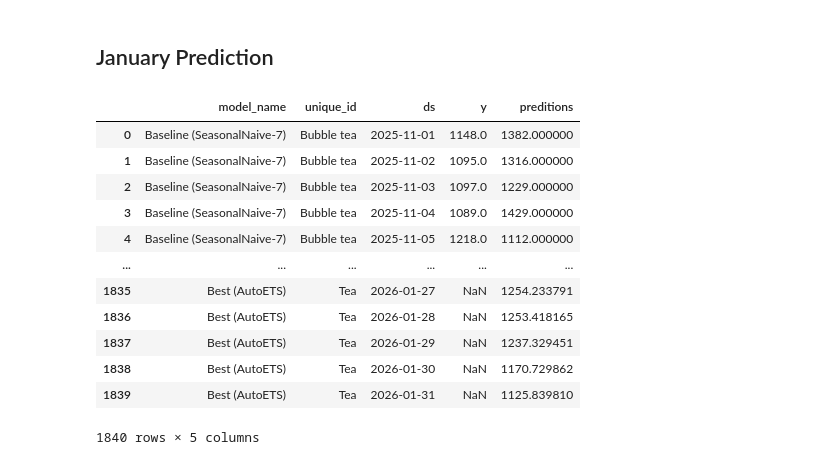
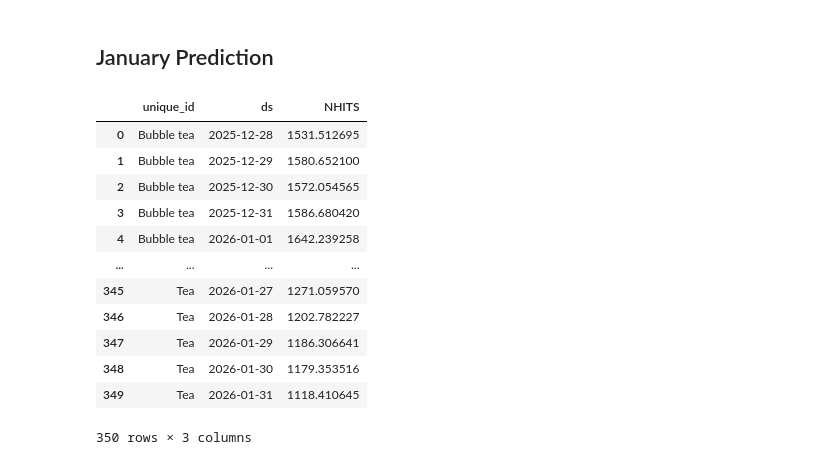
Before and after one commit to jonas-gstoettenmayr/cafe_upscaling_models, a Jupyter notebook: visualisations/visualisations.ipynb, the cells around one changed output. Saved outputs shown, nothing was run; the diff lists cells and outputs as text; code cells hidden in the pictures.

Commit message:
[Jonas]
Finishing touches
* finished the script
* predicted january
* adjusted visualisations to new output format
* added model mk
* finisehd README

```diff
--- a/visualisations/visualisations.ipynb
+++ b/visualisations/visualisations.ipynb
@@ -132,7 +133,7 @@ def unlong(data):
 
     return data2
 # %%
-data_prep = pd.read_parquet("cafe_upscaling_models/data/processed_data/df_outliers_capped.parquet") # possibly chnage directory here
+data_prep = pd.read_parquet("../data/processed_data/df_outliers_capped.parquet") # possibly chnage directory here
 data_prep2 = unlong(data_prep)
 # %%
 fig = go.Figure()
@@ -183,7 +184,7 @@ fig.show()
 # %% [markdown]
 ### More recent
 # %%
-data_prep2 = data_prep2[data_prep2["Date"] >= "2024-01-01"]
+data_prep2 = data_prep2[data_prep2["Date"] >= date.fromisoformat("2024-01-01")]
 
 fig = go.Figure()
 
@@ -585,23 +592,23 @@ See the caveats in the documentation: https://pandas.pydata.org/pandas-docs/stab
 # %% [markdown]
 ## January Prediction
 # %%
-preds2 = pd.read_parquet("cafe_upscaling_models/data/predictions/test_predictions_extended_long.parquet") # possibly chnage directory here
+preds2 = pd.read_parquet("../data/predictions/script_january_pred.parquet") # possibly chnage directory here
 preds2["unique_id"] = preds2["unique_id"].apply(lambda x: x.replace('"', ''))
 preds2
 # %% [output]
-|  | model_name | unique_id | ds | y | preditions |
-| 0 | Baseline (SeasonalNaive-7) | Bubble tea | 2025-11-01 | 1148.0 | 1382.000000 |
-| 1 | Baseline (SeasonalNaive-7) | Bubble tea | 2025-11-02 | 1095.0 | 1316.000000 |
-| 2 | Baseline (SeasonalNaive-7) | Bubble tea | 2025-11-03 | 1097.0 | 1229.000000 |
-| 3 | Baseline (SeasonalNaive-7) | Bubble tea | 2025-11-04 | 1089.0 | 1429.000000 |
-| 4 | Baseline (SeasonalNaive-7) | Bubble tea | 2025-11-05 | 1218.0 | 1112.000000 |
-| ... | ... | ... | ... | ... | ... |
-| 1835 | Best (AutoETS) | Tea | 2026-01-27 | NaN | 1254.233791 |
-| 1836 | Best (AutoETS) | Tea | 2026-01-28 | NaN | 1253.418165 |
-| 1837 | Best (AutoETS) | Tea | 2026-01-29 | NaN | 1237.329451 |
-| 1838 | Best (AutoETS) | Tea | 2026-01-30 | NaN | 1170.729862 |
-| 1839 | Best (AutoETS) | Tea | 2026-01-31 | NaN | 1125.839810 |
+|  | unique_id | ds | NHITS |
+| 0 | Bubble tea | 2025-12-28 | 1531.512695 |
+| 1 | Bubble tea | 2025-12-29 | 1580.652100 |
+| 2 | Bubble tea | 2025-12-30 | 1572.054565 |
+| 3 | Bubble tea | 2025-12-31 | 1586.680420 |
+| 4 | Bubble tea | 2026-01-01 | 1642.239258 |
+| ... | ... | ... | ... |
+| 345 | Tea | 2026-01-27 | 1271.059570 |
+| 346 | Tea | 2026-01-28 | 1202.782227 |
+| 347 | Tea | 2026-01-29 | 1186.306641 |
+| 348 | Tea | 2026-01-30 | 1179.353516 |
+| 349 | Tea | 2026-01-31 | 1118.410645 |
-1840 rows × 5 columns
+350 rows × 3 columns
 # %%
 def unlong3(data):
     drinks = ["Matcha", "Bubble tea", "Tea", "Hot chocolate", "Espresso", "Latte macchiato", "Cappuccino", "Chai latte", "Pumpkin spice latte", "Iced coffee"]
```
Also changed, not shown: parts of 12 cells of this notebook, 19 other files.
